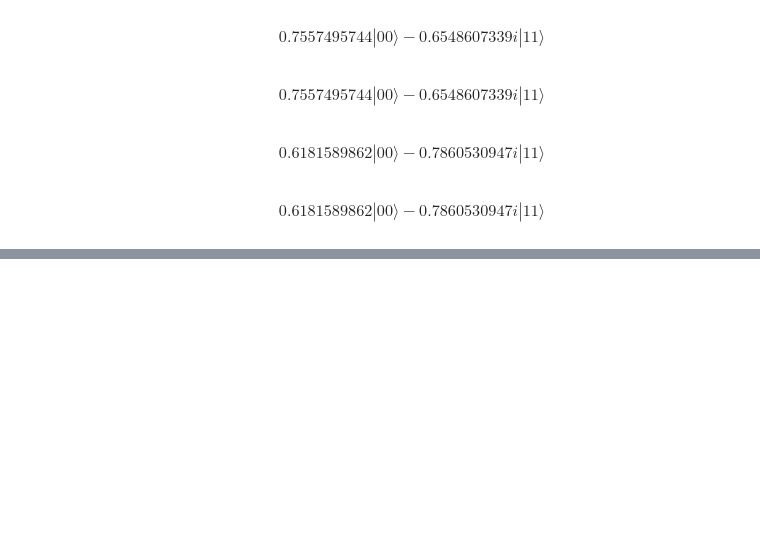
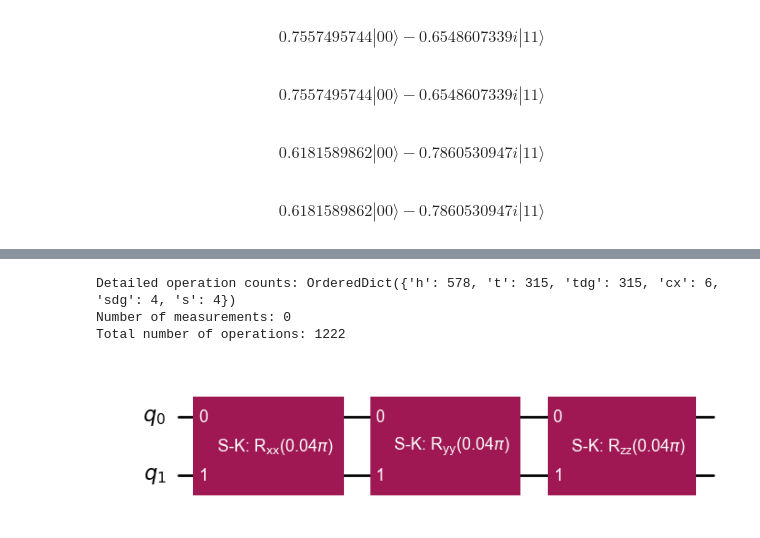
Before and after one commit to GT-Quantum-Computing-Association/LogicalQ, a Jupyter notebook: demos/QuantumSimulation.ipynb, the cells around one changed output, grey strips where cells are left out. Saved outputs shown, nothing was run; the diff lists cells and outputs as text; code cells hidden in the pictures; blank space fills up the shorter version.

```diff
--- a/demos/QuantumSimulation.ipynb
+++ b/demos/QuantumSimulation.ipynb
@@ -179,0 +386,26 @@ def get_heisenberg_model_circuit(dt, J):
+# %%
+qc = trotter_step_circuit.decompose()
+
+def get_op_count(qc):
+
+    op_counts = qc.count_ops()
+    print(f"\nDetailed operation counts: {op_counts}")
+
+    num_measurements = op_counts.get('measure', 0)
+    print(f"Number of measurements: {num_measurements}")
+
+    total_ops =qc.size()
+    print(f"Total number of operations: {total_ops}")
+
+get_op_count(qc)
+# %% [output]
+Detailed operation counts: OrderedDict({'h': 578, 't': 315, 'tdg': 315, 'cx': 6, 'sdg': 4, 's': 4})
+Number of measurements: 0
+Total number of operations: 1222
+# %%
+pm = PassManager([UnBoxTask()])
+unboxed_circuit = pm.run(trotter_step_circuit)
+#decomposed_circuit = trotter_step_circuit.decompose()
+unboxed_circuit.draw(output="mpl")
+# %% [output]
+[figure, added]
```
Also changed, not shown: parts of 31 cells of this notebook.
